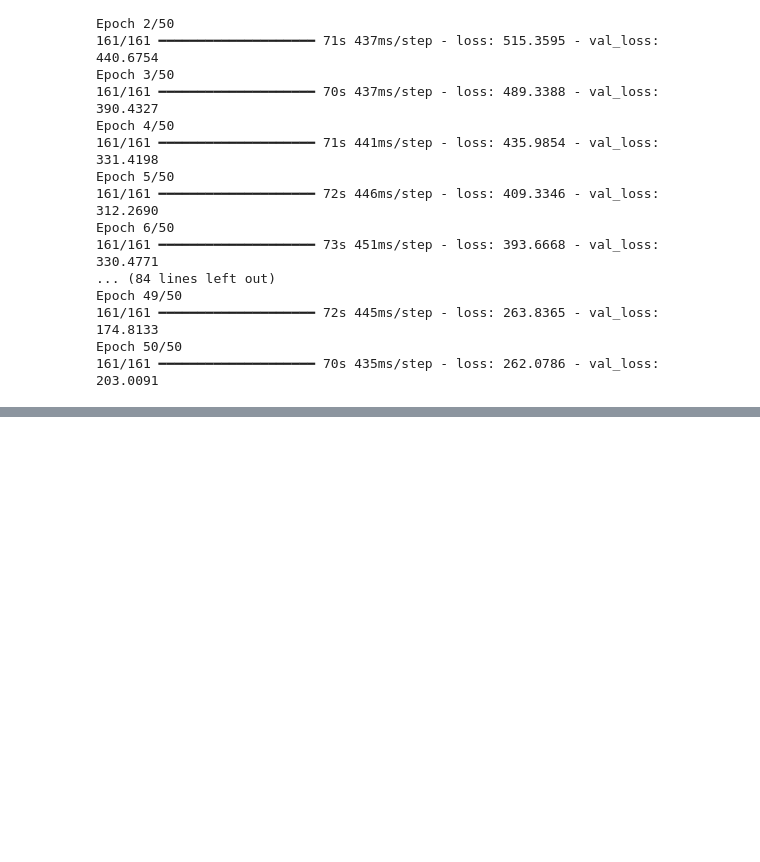
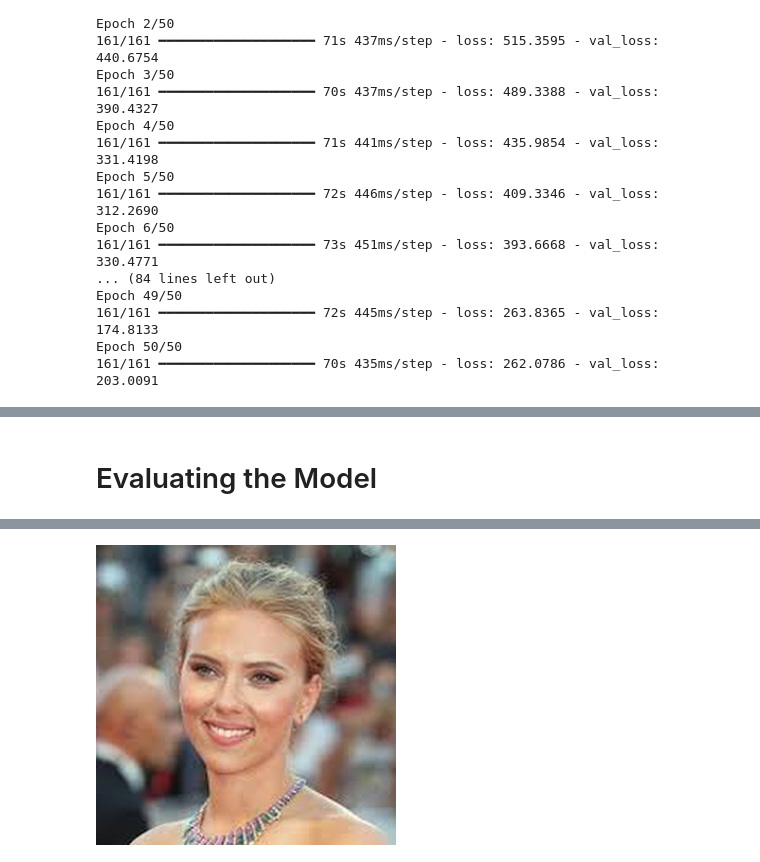
Before and after one commit to jayshivankar/Face-Analysis, a Jupyter notebook: Models/age_prediction.ipynb, the cells around one changed output, grey strips where cells are left out. Cells and saved outputs as stored; diff of their text form; code cells hidden in the pictures; blank space fills up the shorter version.

Commit message:
Age Prediction model

```diff
--- a/Models/age_prediction.ipynb
+++ b/Models/age_prediction.ipynb
@@ -236,3 +236,16 @@ Epoch 49/50
 161/161 ━━━━━━━━━━━━━━━━━━━━ 72s 445ms/step - loss: 263.8365 - val_loss: 174.8133
 Epoch 50/50
 161/161 ━━━━━━━━━━━━━━━━━━━━ 70s 435ms/step - loss: 262.0786 - val_loss: 203.0091
+# %%
+datagen = ImageDataGenerator(
+      rescale=1./255., width_shift_range = 0.1, height_shift_range = 0.1, horizontal_flip = True)
+
+test_datagen = ImageDataGenerator(rescale=1./255)
+
+train2 = datagen.flow(x_train_gender, y_train_gender, batch_size=64)
+
+test2 = test_datagen.flow(
+        x_test_gender, y_test_gender,
+        batch_size=64)
+
+history2 = genmodel.fit(train2, epochs=50, shuffle=True, validation_data=test2)
@@ -238,0 +270,35 @@ Epoch 50/50
+# %% [markdown]
+# Evaluating the Model
+# %%
+def process_and_predict(file):
+    im = Image.open(file).convert("RGB")  # Ensure 3 channels
+
+    # Square crop
+    width, height = im.size
+    if width != height:
+        if width > height:
+            left = (width - height) / 2
+            right = left + height
+            im = im.crop((left, 0, right, height))
+        else:
+            top = (height - width) / 2
+            bottom = top + width
+            im = im.crop((0, top, width, bottom))
+
+    im = im.resize((200, 200), Image.Resampling.LANCZOS)
+
+    # Prepare for model
+    ar = np.asarray(im).astype("float32") / 255.0
+    ar = ar.reshape(1, 200, 200, 3)
+
+    # Predictions
+    age_pred = int(agemodel.predict(ar)[0][0])
+    gender_pred = int(np.round(genmodel.predict(ar)[0][0]))
+    gender = "male" if gender_pred == 0 else "female"
+
+    print(f"Age: {age_pred}\nGender: {gender}")
+
+    return im.resize((300, 300), Image.Resampling.LANCZOS)
+# %%
+process_and_predict('../datasets/age_prediction_test/female.jpeg')
+# %% [output]
@@ -238,0 +309 @@ Epoch 50/50
+[figure, added]
```
Also changed, not shown: parts of 7 cells of this notebook, 2 other files.
